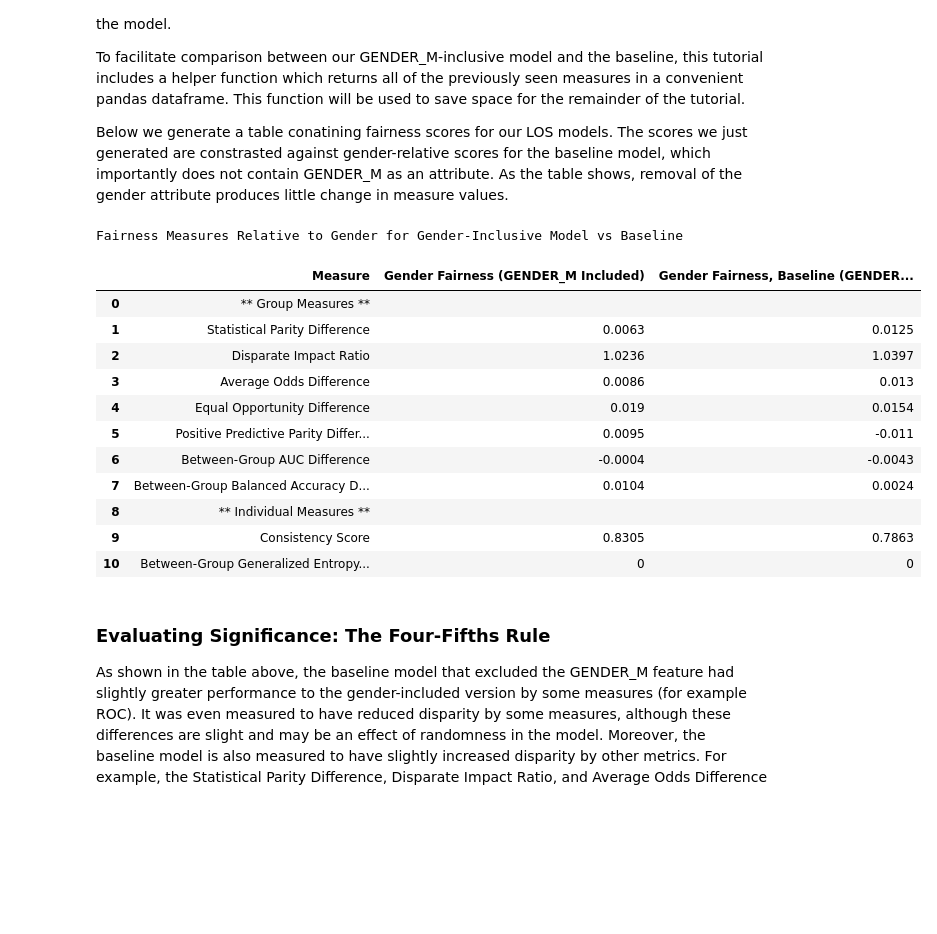
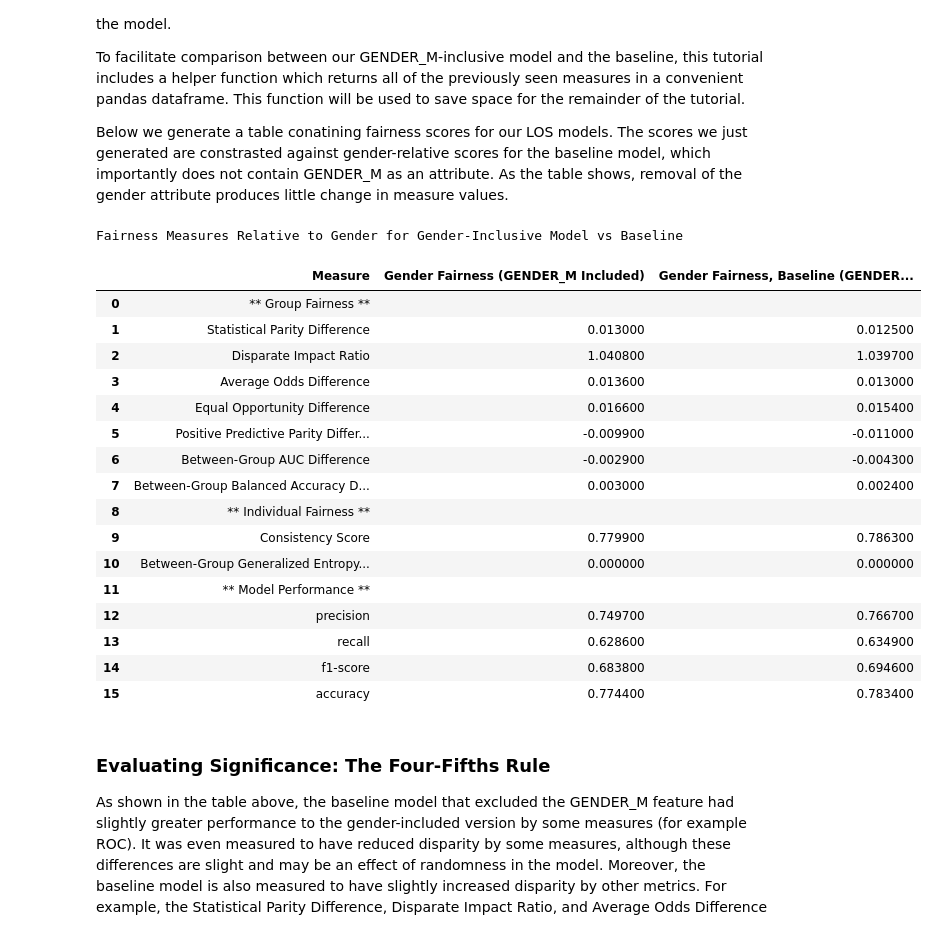
Before and after one commit to KenSciResearch/fairMLHealth, a Jupyter notebook: fairMLHealth/tutorial_and_examples/kdd_fairness_in_healthcare_tutorial.ipynb, the cells around one changed output. Cells and saved outputs as stored; diff of their text form; code cells hidden in the pictures; blank space fills up the shorter version.

```diff
--- a/fairMLHealth/tutorial_and_examples/kdd_fairness_in_healthcare_tutorial.ipynb
+++ b/fairMLHealth/tutorial_and_examples/kdd_fairness_in_healthcare_tutorial.ipynb
@@ -85,9 +90,9 @@ path_to_mimic_data_folder = "~/data/MIMIC"
 ## Data Subset <a id="datasubset"></a>
 Example models in this notebook use data from all years of the MIMIC-III dataset for patients aged 65 and older. Data are imported at the encounter level with all additional patient identification dropped. All models include an "AGE" feature, simplified to 5-year bins, as well as boolean diagnosis and procedure features categorized through the Clinical Classifications Software system ([HCUP](https://www.hcup-us.ahrq.gov/toolssoftware/ccs/ccs.jsp)). All features other than age are one-hot encoded and prefixed with their variable type (e.g. "GENDER_", "ETHNICITY_").
 # %%
-df = helper.load_example_data(path_to_mimic_data_folder)
+df = helpers.load_example_data(path_to_mimic_data_folder)
 df = df.loc[df['AGE'].ge(65),:]
-helper.print_feature_table(df)
+helpers.print_feature_table(df)
 display(Markdown('---'))
 display(df.head())
 # %% [output]
@@ -459,39 +464,45 @@ To facilitate comparison between our GENDER_M-inclusive model and the baseline,
 
 Below we generate a table conatining fairness scores for our LOS models. The scores we just generated are constrasted against gender-relative scores for the baseline model, which importantly does not contain GENDER_M as an attribute. As the table shows, removal of the gender attribute produces little change in measure values.
 # %%
+#
 gender_values = X_test_gender[['GENDER_M']]
 
 # Use Tutorial Helper Function to Generate Dataframe of Measure Values for Gender-Included Model, Relative to Patient Gender
-gender_scores = helper.get_aif360_measures_df(X_test_gender, gender_values, y_test, y_pred_gender, y_prob_gender)
+gender_scores = model_comparison.report_classification_fairness(X_test_gender, gender_values, y_test, y_pred_gender, y_prob_gender[:,1])
 
 # Use Tutorial Helper Function to Generate Dataframe of Measure Values for Baseline Model, Relative to Patient Gender
-baseline_scores = helper.get_aif360_measures_df(X_test, gender_values, y_test, y_pred_baseline, y_prob_baseline)
+baseline_scores = model_comparison.report_classification_fairness(X_test, gender_values, y_test, y_pred_baseline, y_prob_baseline[:,1])
 
 # Merge Results to Compare Values
 comparison = gender_scores.rename(columns={'Value':'Gender Fairness (GENDER_M Included)'}
                                 ).merge(baseline_scores.rename(columns={'Value':'Gender Fairness, Baseline (GENDER_M Excluded)'}))
 
 # Highlight Groups differentially
-im_loc = comparison[comparison['Measure'].eq('** Individual Measures **')].index[0]
+im_loc = comparison[comparison['Measure'].eq('** Individual Fairness **')].index[0]
 grp_measures = comparison.loc[(comparison.index < im_loc), 'Measure'].tolist()
 comparison.style.set_caption('Fairness Measures Relative to Gender for Gender-Inclusive Model vs Baseline'
-               ).apply(helper.highlight_row, colname='Measure', h_type='text', values=grp_measures, color='slateblue', axis=1
-               ).apply(helper.highlight_row, colname='Measure',
+               ).apply(helpers.highlight_row, colname='Measure', h_type='text', values=grp_measures, color='slateblue', axis=1
+               ).apply(helpers.highlight_row, colname='Measure',
                        values=['Disparate Impact Ratio', 'Consistency Score'], axis=1)
 # %% [output]
 Fairness Measures Relative to Gender for Gender-Inclusive Model vs Baseline
 |  | Measure | Gender Fairness (GENDER_M Included) | Gender Fairness, Baseline (GENDER... |
-| 0 | ** Group Measures ** |  |  |
-| 1 | Statistical Parity Difference | 0.0063 | 0.0125 |
-| 2 | Disparate Impact Ratio | 1.0236 | 1.0397 |
-| 3 | Average Odds Difference | 0.0086 | 0.013 |
-| 4 | Equal Opportunity Difference | 0.019 | 0.0154 |
-| 5 | Positive Predictive Parity Differ... | 0.0095 | -0.011 |
-| 6 | Between-Group AUC Difference | -0.0004 | -0.0043 |
-| 7 | Between-Group Balanced Accuracy D... | 0.0104 | 0.0024 |
-| 8 | ** Individual Measures ** |  |  |
-| 9 | Consistency Score | 0.8305 | 0.7863 |
-| 10 | Between-Group Generalized Entropy... | 0 | 0 |
+| 0 | ** Group Fairness ** |  |  |
+| 1 | Statistical Parity Difference | 0.013000 | 0.012500 |
+| 2 | Disparate Impact Ratio | 1.040800 | 1.039700 |
+| 3 | Average Odds Difference | 0.013600 | 0.013000 |
+| 4 | Equal Opportunity Difference | 0.016600 | 0.015400 |
+| 5 | Positive Predictive Parity Differ... | -0.009900 | -0.011000 |
+| 6 | Between-Group AUC Difference | -0.002900 | -0.004300 |
+| 7 | Between-Group Balanced Accuracy D... | 0.003000 | 0.002400 |
+| 8 | ** Individual Fairness ** |  |  |
+| 9 | Consistency Score | 0.779900 | 0.786300 |
+| 10 | Between-Group Generalized Entropy... | 0.000000 | 0.000000 |
+| 11 | ** Model Performance ** |  |  |
+| 12 | precision | 0.749700 | 0.766700 |
+| 13 | recall | 0.628600 | 0.634900 |
+| 14 | f1-score | 0.683800 | 0.694600 |
+| 15 | accuracy | 0.774400 | 0.783400 |
 # %% [markdown]
 ### Evaluating Significance: The Four-Fifths Rule
 As shown in the table above, the baseline model that excluded the GENDER_M feature had slightly greater performance to the gender-included version by some measures (for example ROC). It was even measured to have reduced disparity by some measures, although these differences are slight and may be an effect of randomness in the model. Moreover, the baseline model is also measured to have slightly increased disparity by other metrics. For example, the Statistical Parity Difference, Disparate Impact Ratio, and Average Odds Difference values are all slightly higher for the baseline model than for the GENDER_M-included model. How do we determine if this change is significant?
```
Also changed, not shown: parts of 13 cells of this notebook, 7 other files.
